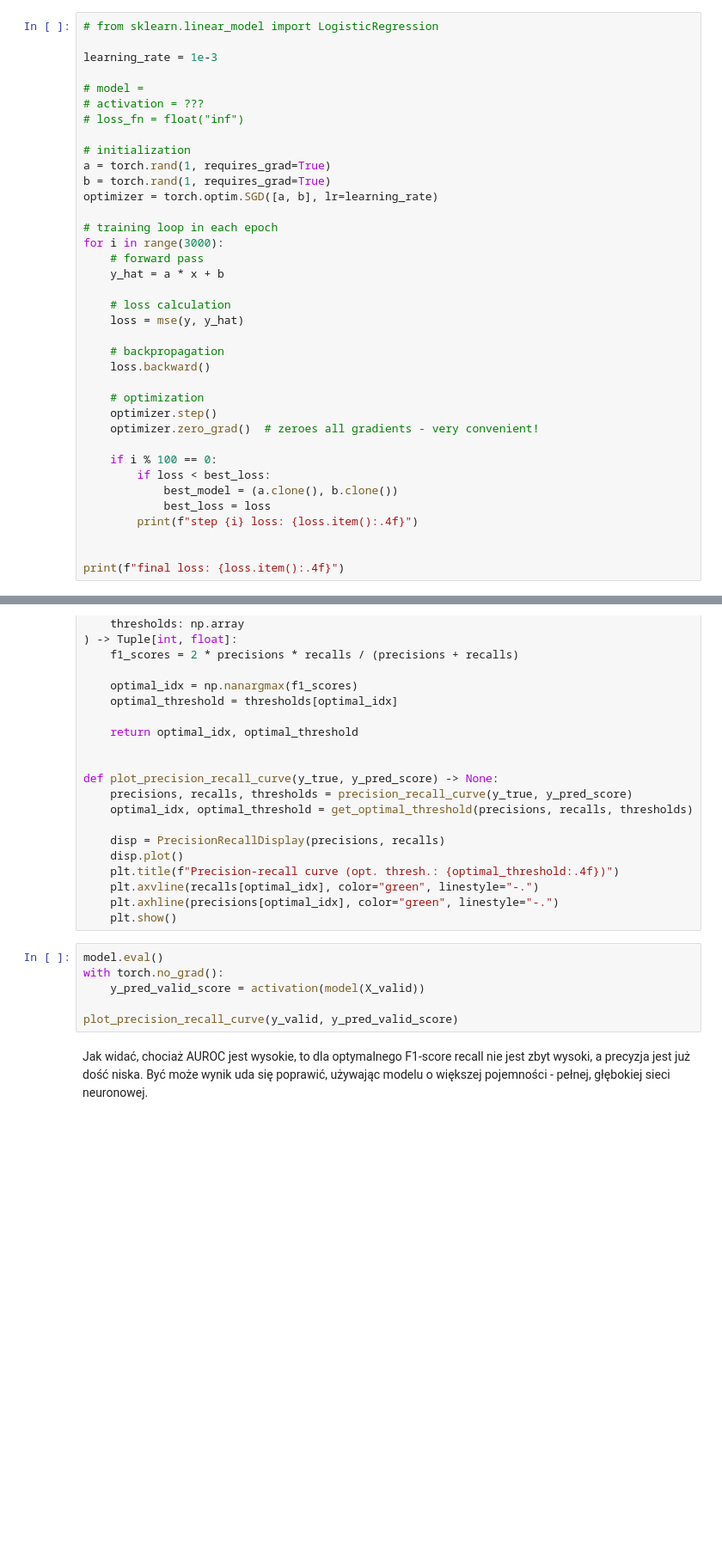
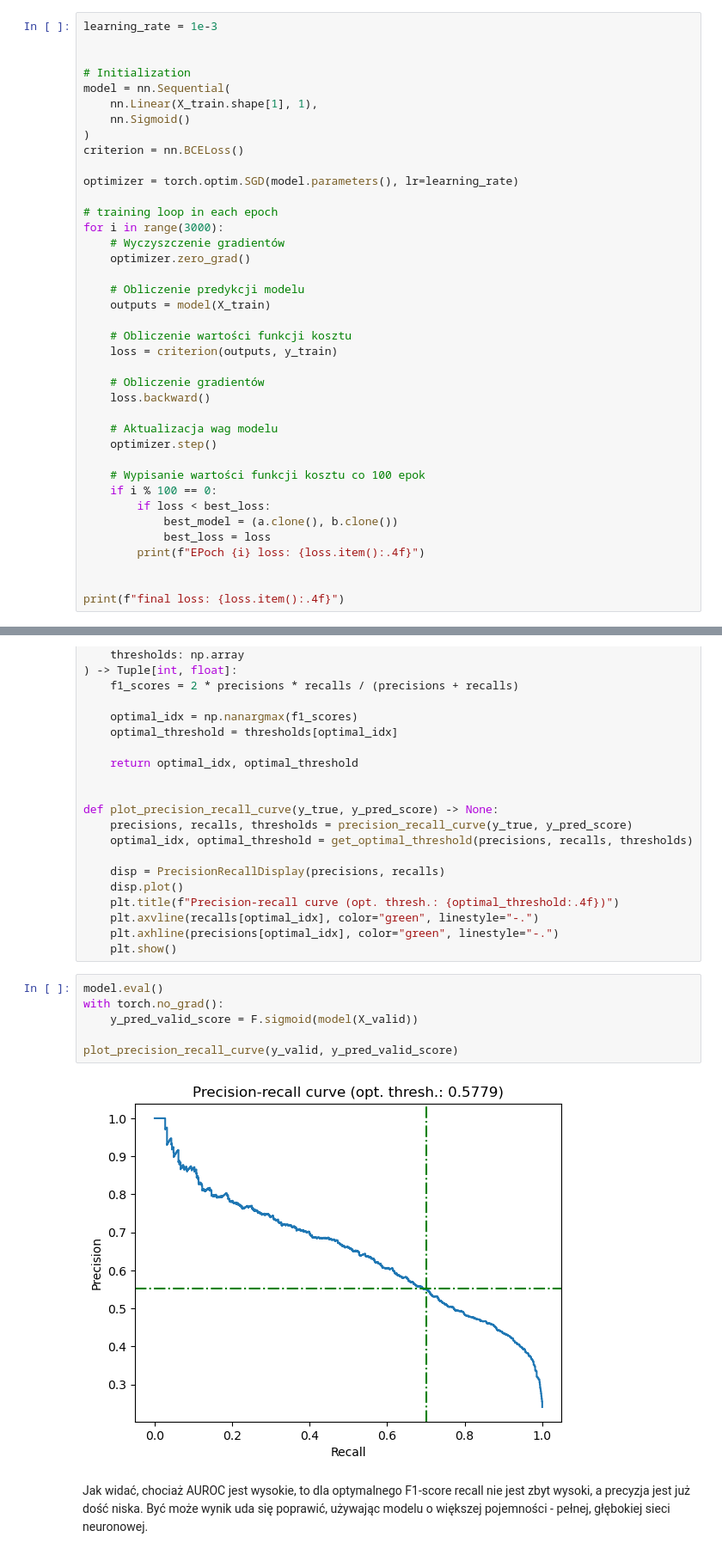
Before and after one commit to DroppedHard/sztuczna-inteligencja, a Jupyter notebook: lab3/lab_3.ipynb, the cells around one changed output, grey strips where cells are left out. Shown at 86% size. Saved outputs shown, nothing was run; the diff lists cells and outputs as text; blank space fills up the shorter version.

```diff
--- a/lab3/lab_3.ipynb
+++ b/lab3/lab_3.ipynb
@@ -529,39 +529,41 @@ Sama sieć składa się z 2 elementów:
 
 Użyj binarnej entropii krzyżowej `nn.BCELoss` jako funkcji kosztu. Użyj optymalizatora SGD ze stałą uczącą `1e-3`. Trenuj przez 3000 epok. Pamiętaj, aby przekazać do optymalizatora `torch.optim.SGD` parametry sieci (metoda `.parameters()`).
 # %%
-# from sklearn.linear_model import LogisticRegression
-
 learning_rate = 1e-3
 
-# model =
-# activation = ???
-# loss_fn = float("inf")
 
-# initialization
-a = torch.rand(1, requires_grad=True)
-b = torch.rand(1, requires_grad=True)
-optimizer = torch.optim.SGD([a, b], lr=learning_rate)
+# Initialization
+model = nn.Sequential(
+    nn.Linear(X_train.shape[1], 1),
+    nn.Sigmoid()
+)
+criterion = nn.BCELoss()
+
+optimizer = torch.optim.SGD(model.parameters(), lr=learning_rate)
 
 # training loop in each epoch
 for i in range(3000):
-    # forward pass
-    y_hat = a * x + b
+    # Wyczyszczenie gradientów
+    optimizer.zero_grad()
 
-    # loss calculation
-    loss = mse(y, y_hat)
+    # Obliczenie predykcji modelu
+    outputs = model(X_train)
 
-    # backpropagation
+    # Obliczenie wartości funkcji kosztu
+    loss = criterion(outputs, y_train)
+
+    # Obliczenie gradientów
     loss.backward()
 
-    # optimization
+    # Aktualizacja wag modelu
     optimizer.step()
-    optimizer.zero_grad()  # zeroes all gradients - very convenient!
 
+    # Wypisanie wartości funkcji kosztu co 100 epok
     if i % 100 == 0:
         if loss < best_loss:
             best_model = (a.clone(), b.clone())
             best_loss = loss
-        print(f"step {i} loss: {loss.item():.4f}")
+        print(f"EPoch {i} loss: {loss.item():.4f}")
 
 
 print(f"final loss: {loss.item():.4f}")
@@ -612,9 +645,11 @@ def plot_precision_recall_curve(y_true, y_pred_score) -> None:
 # %%
 model.eval()
 with torch.no_grad():
-    y_pred_valid_score = activation(model(X_valid))
+    y_pred_valid_score = F.sigmoid(model(X_valid))
 
 plot_precision_recall_curve(y_valid, y_pred_valid_score)
+# %% [output]
+[figure, added]
 # %% [markdown]
 Jak widać, chociaż AUROC jest wysokie, to dla optymalnego F1-score recall nie jest zbyt wysoki, a precyzja jest już dość niska. Być może wynik uda się poprawić, używając modelu o większej pojemności - pełnej, głębokiej sieci neuronowej.
 # %% [markdown]
```
Also changed, not shown: parts of 27 cells of this notebook.
